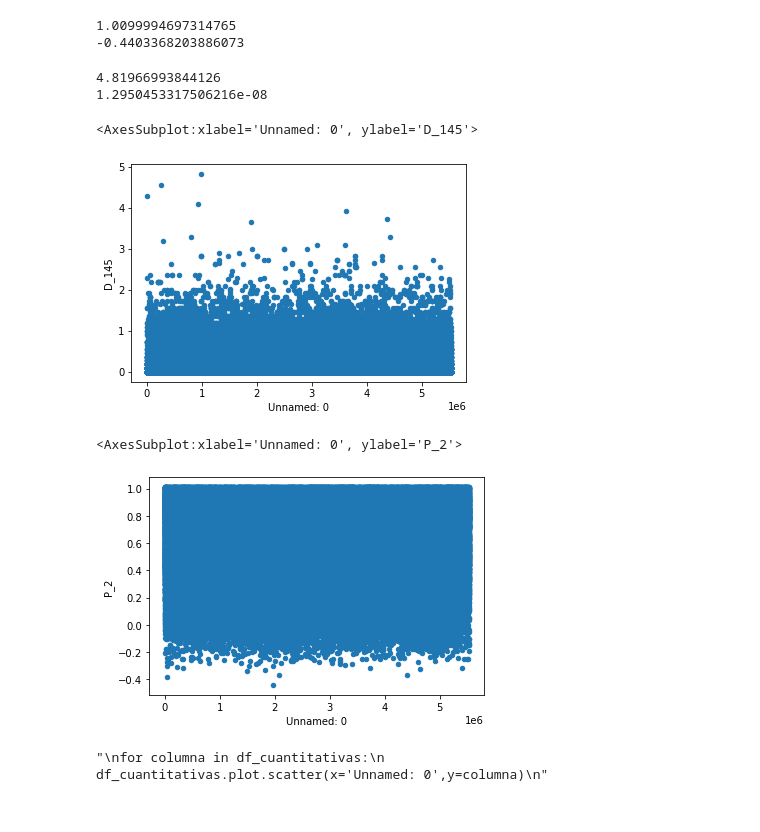
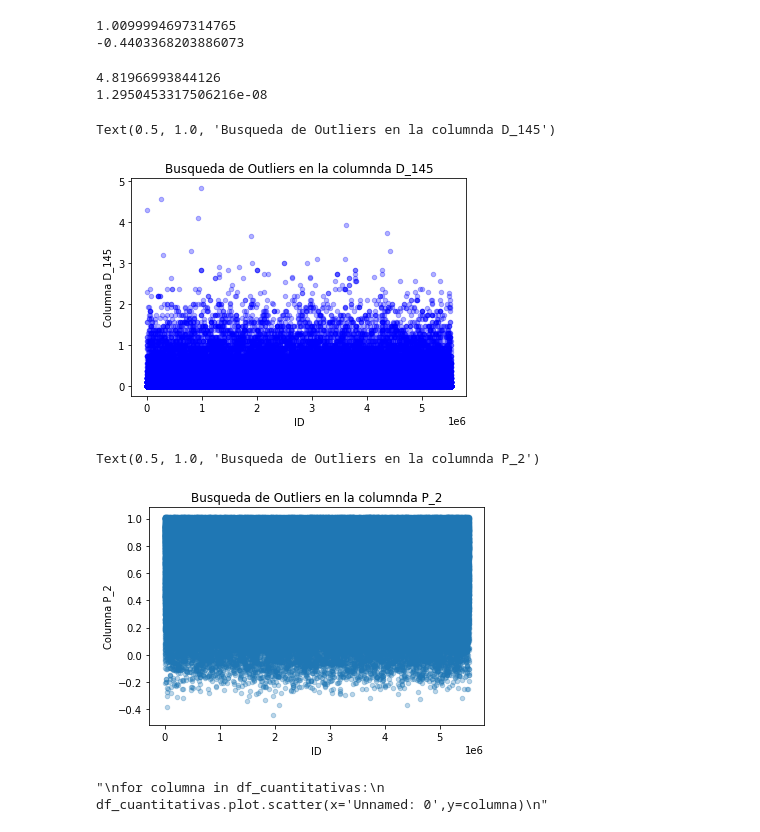
Before and after one commit to BraianV/Org-Datos-Grupo-19, a Jupyter notebook: notebooks/Levantar la data .ipynb, the cells around one changed output. Cells and saved outputs as stored; diff of their text form; code cells hidden in the pictures.

```diff
--- a/notebooks/Levantar la data .ipynb
+++ b/notebooks/Levantar la data .ipynb
@@ -141,20 +142,26 @@ print(df_original['P_2'].min())
 # %%
 #Busco los valores maximos totales y minimos totales
 print(df_original['D_145'].max())
 print(df_original['D_145'].min())
 
-df_original.plot.scatter(x='Unnamed: 0',y='D_145')
+df_original.plot.scatter(x='Unnamed: 0',y='D_145',color='blue',alpha=0.3)
+plt.xlabel('ID')
+plt.ylabel('Columna D_145')
+plt.title('Busqueda de Outliers en la columnda D_145')
 # %% [output]
 4.81966993844126
 1.2950453317506216e-08
-<AxesSubplot:xlabel='Unnamed: 0', ylabel='D_145'>
+Text(0.5, 1.0, 'Busqueda de Outliers en la columnda D_145')
-[figure, old version]
+[figure, new version]
 # %%
 #Graficamente lo vemos con una columna de ejemplo 'P_2'
-df_original.plot.scatter(x='Unnamed: 0',y='P_2',style='.')
+df_original.plot.scatter(x='Unnamed: 0',y='P_2',style='.',alpha=0.3)
+plt.xlabel('ID')
+plt.ylabel('Columna P_2')
+plt.title('Busqueda de Outliers en la columnda P_2')
 # %% [output]
-<AxesSubplot:xlabel='Unnamed: 0', ylabel='P_2'>
+Text(0.5, 1.0, 'Busqueda de Outliers en la columnda P_2')
-[figure, old version]
+[figure, new version]
 # %%
 #Si quisiera ver todos los scatter
 '''
```
Also changed, not shown: parts of 2 cells of this notebook.
